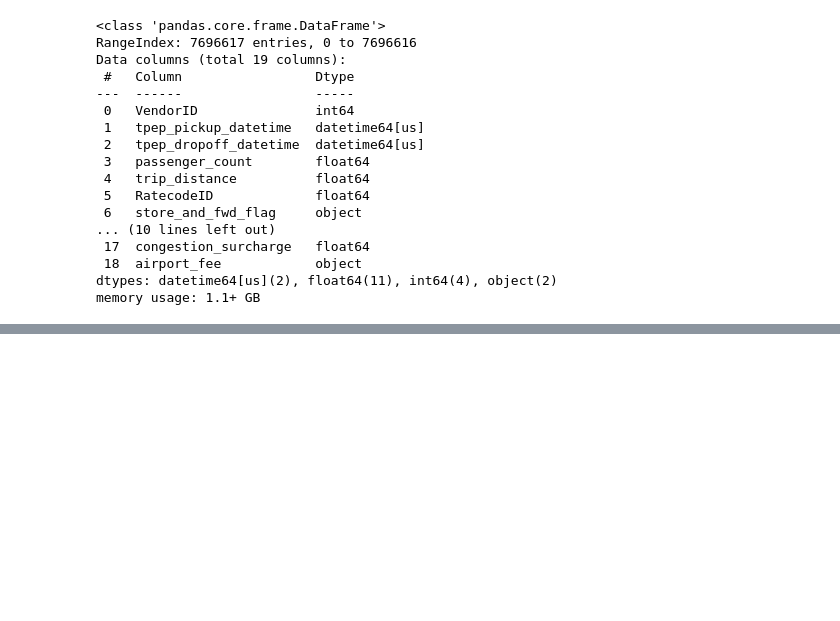
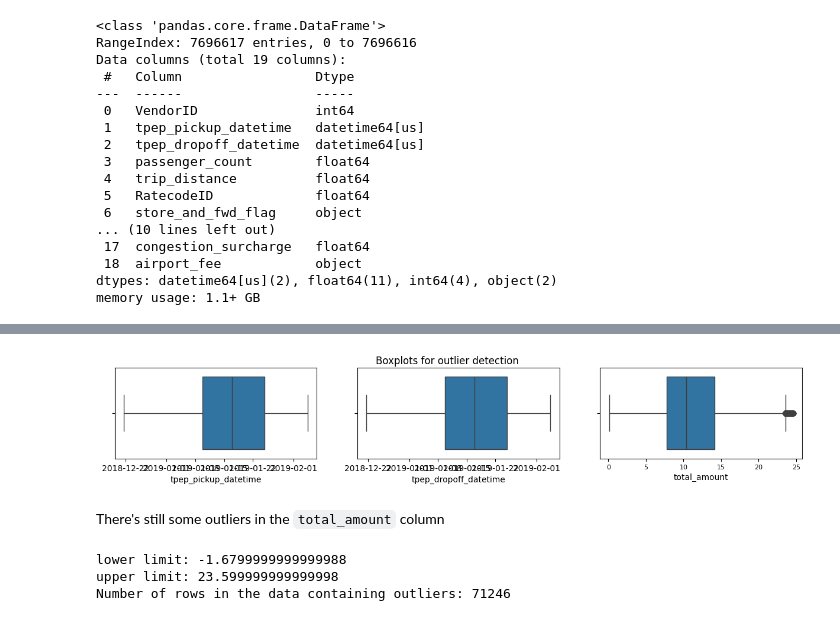
Before and after one commit to LeonardoNeria/New-York-Taxi-Analysis, a Jupyter notebook: main_project.ipynb, the cells around one changed output, grey strips where cells are left out. Cells and saved outputs as stored; diff of their text form; code cells hidden in the pictures; blank space fills up the shorter version.

```diff
--- a/main_project.ipynb
+++ b/main_project.ipynb
@@ -46,0 +142,2 @@ memory usage: 1.1+ GB
+# %%
+lower_limit, upper_limit = outlier_limits(df, df['tpep_pickup_datetime'])
@@ -46,0 +150,2 @@ memory usage: 1.1+ GB
+# %%
+df2 = df[(df['tpep_pickup_datetime'] >= lower_limit) & (df['tpep_pickup_datetime'] <= upper_limit)]
@@ -46,0 +159,3 @@ memory usage: 1.1+ GB
+# %%
+# Outlier detection for total_amount
+lower_limit, upper_limit = outlier_limits(df2, df2['total_amount'])
@@ -46,0 +166,3 @@ memory usage: 1.1+ GB
+# %%
+# Repeat the process of outlier filtering for total_amount column
+df2 = df2[(df2['total_amount'] >= lower_limit) & (df2['total_amount'] <= upper_limit)]
@@ -46,0 +181,13 @@ memory usage: 1.1+ GB
+# %%
+# Let's check for outliers
+outlier_detection_boxplot(df2['tpep_pickup_datetime'], df2['tpep_dropoff_datetime'], df2['total_amount'])
+# %% [output]
+[figure, added]
+# %% [markdown]
+There's still some outliers in the `total_amount` column
+# %%
+lower_limit, upper_limit = outlier_limits(df2, df2['total_amount'])
+# %% [output]
+lower limit: -1.6799999999999988
+upper limit: 23.599999999999998
+Number of rows in the data containing outliers: 71246
```
Also changed, not shown: parts of 33 cells of this notebook.
